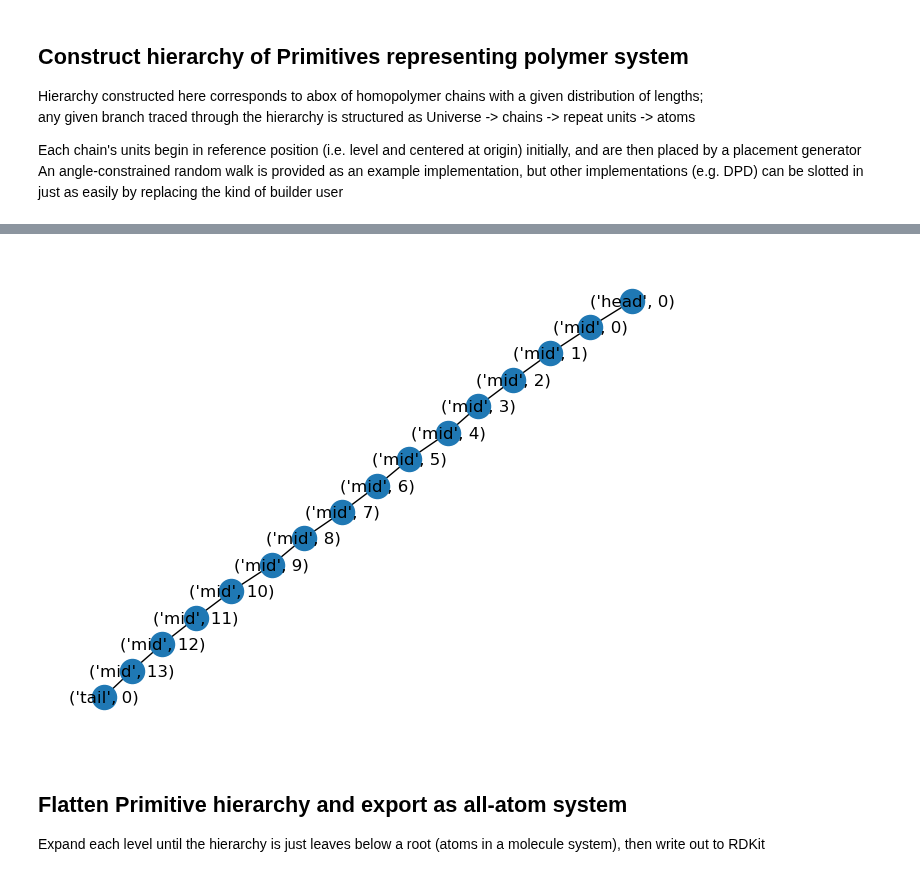
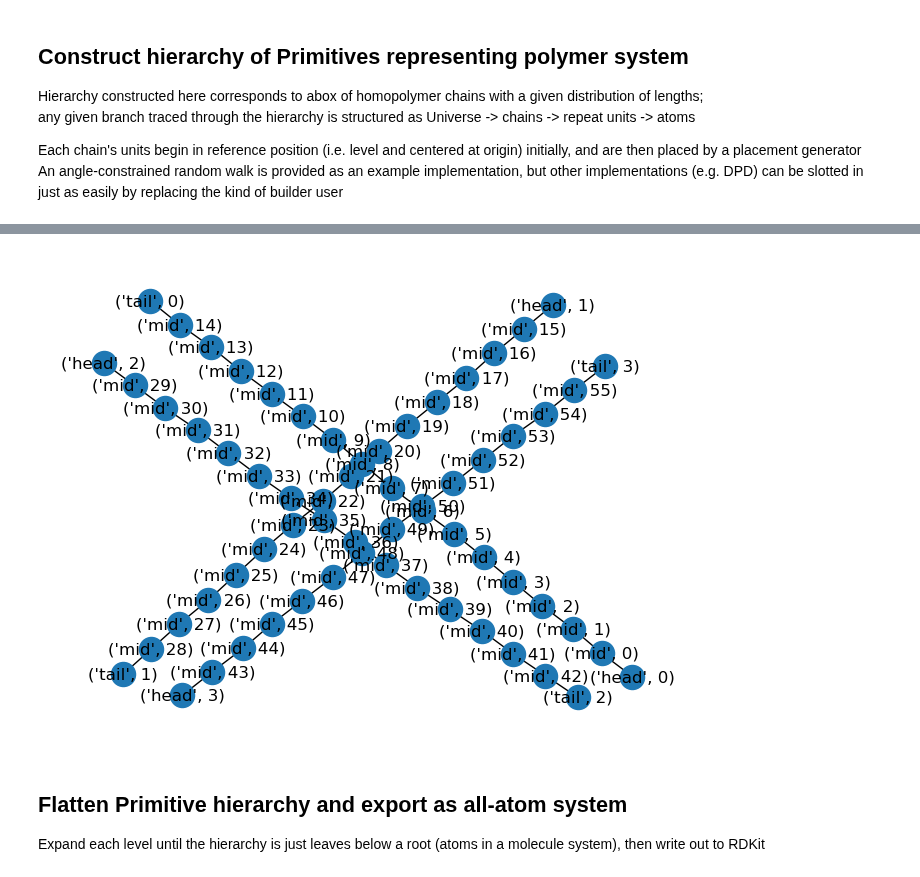
Before and after one commit to StephMcCallum/mupt-examples, a Jupyter notebook: ellipsoidal_chain_placement.ipynb, the cells around one changed output, grey strips where cells are left out. Drawn from its saved outputs; the diff is of its cells as text; code cells hidden in the pictures.

```diff
--- a/ellipsoidal_chain_placement.ipynb
+++ b/ellipsoidal_chain_placement.ipynb
@@ -128,17 +128,16 @@ An angle-constrained random walk is provided as an example implementation, but o
 # %%
 # configure system parameters
 R_excl : float = 10.0
-n_chains : int = 1#6
+n_chains : int = 4
 dop_min : int = 15 # must be at least 2!
-dop_max : int = 25
+dop_max : int = 17
 # %%
 import networkx as nx
 from mupt.mupr.topology import TopologicalStructure
 
 from mupt.builders.random_walk import AngleConstrainedRandomWalk
-from mupt.geometry.coordinates import origin
 from mupt.geometry.coordinates.directions import random_unit_vector
-from time import sleep
+
 
 univprim = Primitive(label='universe')
 with build_progress() as progress:
@@ -147,7 +146,7 @@ with build_progress() as progress:
         progress.update(task, chain_len=chain_len)
 
         # build chain hierarchy
-        molprim = Primitive(label='polymer_chain')
+        molprim = Primitive(label=f'{chain_len}-mer_chain')
         unit_names : list[str] = ['head'] + ['mid']*(chain_len - 2) + ['tail']
         for i, unit_name in enumerate(unit_names)   :
             rep_unit_prim = lexicon[unit_name].copy()
@@ -159,8 +158,8 @@ with build_progress() as progress:
         builder = AngleConstrainedRandomWalk(
             bond_length=1.5,
             angle_max_rad=np.pi/4,
-            initial_point=R_excl*direction, # this is also the default, but just illustrates that you can start the walk anywhere
-            initial_direction=direction,  # randomize (also default)
+            initial_point=R_excl*direction,
+            initial_direction=direction,  # randomize starting direction to reduce likelihood of collisions
         )
         for handle, placement in builder.generate_placements(molprim):
             molprim.children_by_handle[handle].rigidly_transform(placement)
@@ -179,5 +181,5 @@ WARNING:mupt.mupr.primitives:Attempting to infer internal connections automatica
 [interactive output not drawn]
-[figure, old version]
+[figure, new version]
 # %% [markdown]
 ## Flatten Primitive hierarchy and export as all-atom system
 Expand each level until the hierarchy is just leaves below a root (atoms in a molecule system), then write out to RDKit
```
Also changed, not shown: parts of 4 cells of this notebook.
